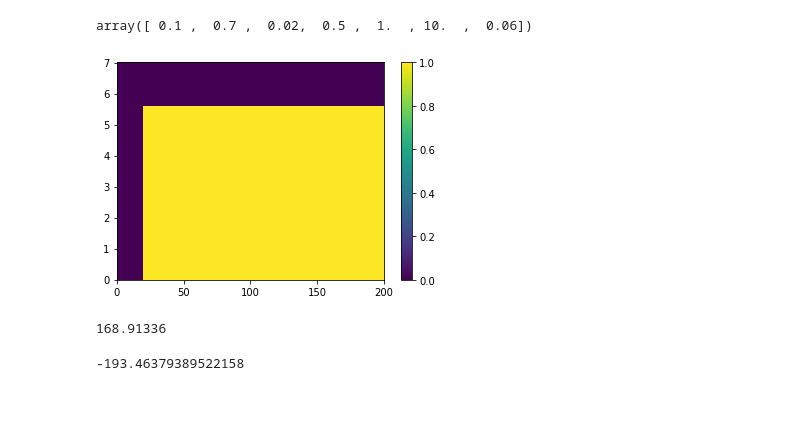
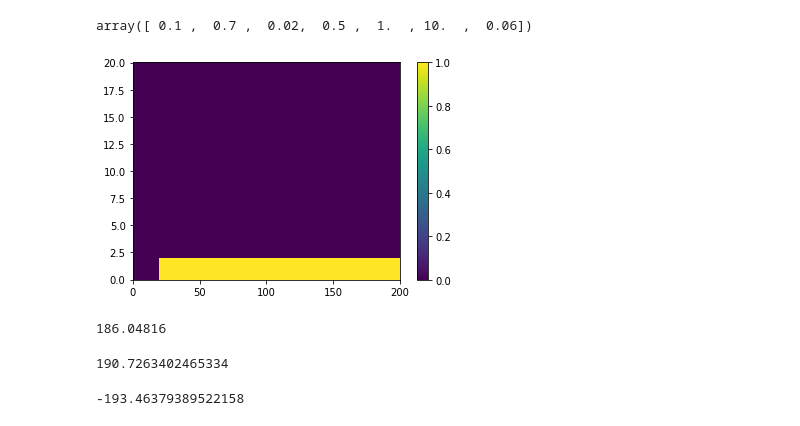
Before and after one commit to majkee15/credit_collections_rl, a Jupyter notebook: learning/policy_pricer/pricer_profiling.ipynb, the cells around one changed output. Drawn from its saved outputs; the diff is of its cells as text; code cells hidden in the pictures.

```diff
--- a/learning/policy_pricer/pricer_profiling.ipynb
+++ b/learning/policy_pricer/pricer_profiling.ipynb
@@ -48,20 +48,28 @@ c_params
 # %% [output]
 array([ 0.1 ,  0.7 ,  0.02,  0.5 ,  1.  , 10.  ,  0.06])
 # %%
-l = np.linspace(0, 7, 500)
+l = np.linspace(0, 20, 500)
 w = np.linspace(0, 200, 500)
 ww, ll = np.meshgrid(w, l)
 
 autonomous_p = np.zeros_like(ww,dtype='int64')
 degenerate_p = autonomous_p.copy()
 # degenerate_p[:, 300:] = 1
-degenerate_p[:400, 50:] = 1
+degenerate_p[:50, 50:] = 1
 plt.pcolormesh(ww, ll, degenerate_p, shading='auto')
 plt.colorbar()
 plt.show()
 # %% [output]
-[figure, old version]
+[figure, new version]
+# %%
+params.c = 40
+c_params = convert_params_obj(params)
+c_params
+
+np.mean(policy_pricer_python.value_account(sample_acc, ww, ll, degenerate_p, params, np.array([0, 1.]), n_iterations=10000))
+# %% [output]
+186.04816
 # %%
-np.mean(policy_pricer_python.value_account(sample_acc, ww, ll, degenerate_p, params, np.array([0, 1.]), n_iterations=10000))
+np.mean(cython_pricer_optimized.value_account(sample_acc, ww, ll, degenerate_p, c_params, np.array([0, 1.]), n_iterations=10000))
 # %% [output]
-168.91336
+190.7263402465334
```
Also changed, not shown: parts of 31 cells of this notebook, 2 other files.
